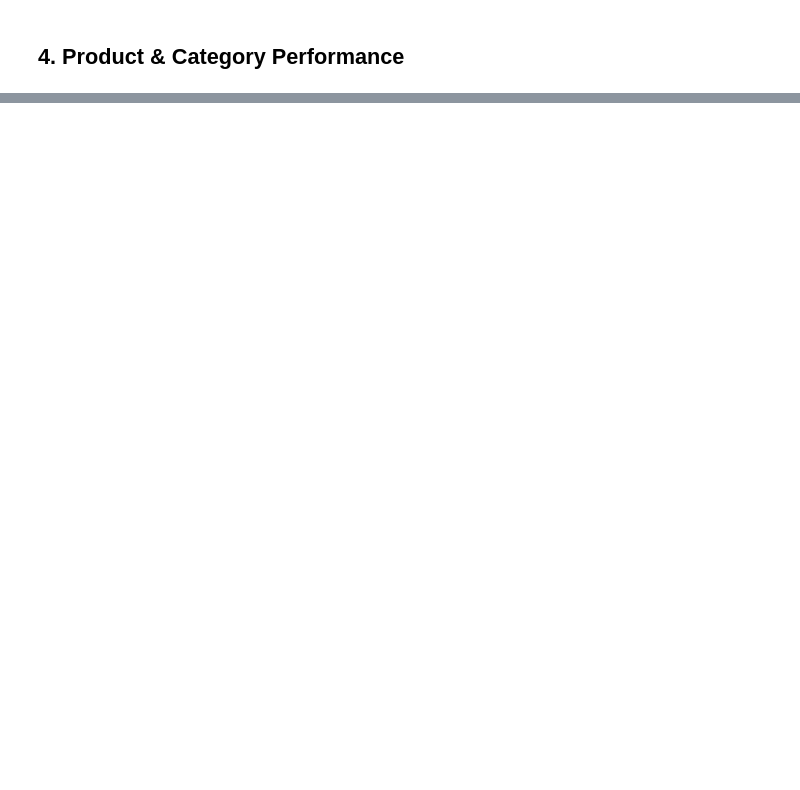
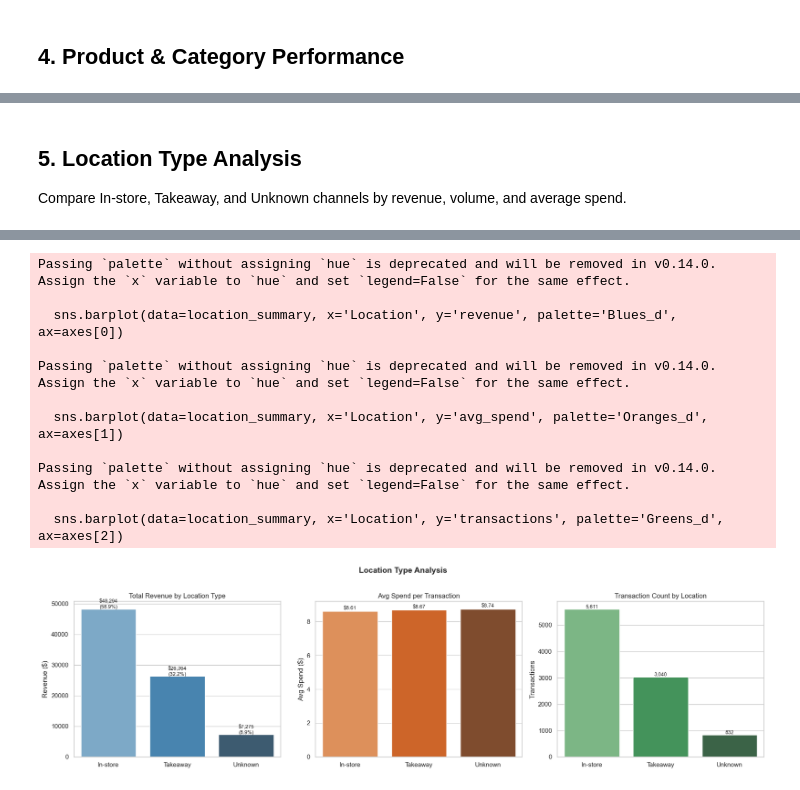
Before and after one commit to monish-ssc/canai-cafe-team-a, a Jupyter notebook: notebooks/02_eda_insights.ipynb, the cells around one changed output, grey strips where cells are left out. Drawn from its saved outputs; the diff is of its cells as text; code cells hidden in the pictures; blank space fills up the shorter version.

```diff
--- a/notebooks/02_eda_insights.ipynb
+++ b/notebooks/02_eda_insights.ipynb
@@ -331,0 +570,62 @@ print(f"5. Seasonality: Revenue is evenly distributed across quarters ({q_min:.0
+# %% [markdown]
+## 5. Location Type Analysis
+
+Compare In-store, Takeaway, and Unknown channels by revenue, volume, and average spend.
+# %%
+location_summary = (
+    df.groupby('Location')
+    .agg(
+        revenue=('Total Spent', 'sum'),
+        transactions=('Transaction ID', 'count'),
+        avg_spend=('Total Spent', 'mean'),
+        avg_quantity=('Quantity', 'mean'),
+    )
+    .sort_values('revenue', ascending=False)
+    .reset_index()
+)
+location_summary['share_pct'] = (
+    location_summary['revenue'] / location_summary['revenue'].sum() * 100
+).round(1)
+
+print('=== Location Type Summary ===')
+print(location_summary.to_string(index=False))
+
+# Product mix by location
+product_by_location = (
+    df.groupby(['Location', 'Item'])['Total Spent']
+    .sum()
+    .unstack(fill_value=0)
+)
+print('\n=== Product Revenue by Location Type ===')
+print(product_by_location.to_string())
+
+# Charts
+fig, axes = plt.subplots(1, 3, figsize=(18, 5))
+
+sns.barplot(data=location_summary, x='Location', y='revenue', palette='Blues_d', ax=axes[0])
+axes[0].set_title('Total Revenue by Location Type')
+axes[0].set_ylabel('Revenue ($)')
+axes[0].set_xlabel('')
+for i, row in location_summary.iterrows():
+    axes[0].text(i, row['revenue'] + 200, f"${row['revenue']:,.0f}\n({row['share_pct']}%)",
+                 ha='center', fontsize=9)
+
+sns.barplot(data=location_summary, x='Location', y='avg_spend', palette='Oranges_d', ax=axes[1])
+axes[1].set_title('Avg Spend per Transaction')
+axes[1].set_ylabel('Avg Spend ($)')
+axes[1].set_xlabel('')
+for i, row in location_summary.iterrows():
+    axes[1].text(i, row['avg_spend'] + 0.1, f"${row['avg_spend']:.2f}", ha='center', fontsize=9)
+
+sns.barplot(data=location_summary, x='Location', y='transactions', palette='Greens_d', ax=axes[2])
+axes[2].set_title('Transaction Count by Location')
+axes[2].set_ylabel('Transactions')
+axes[2].set_xlabel('')
+for i, row in location_summary.iterrows():
+    axes[2].text(i, row['transactions'] + 30, f"{row['transactions']:,}", ha='center', fontsize=9)
+
+plt.suptitle('Location Type Analysis', fontsize=14, fontweight='bold', y=1.02)
+plt.tight_layout()
+plt.savefig(f'{CHARTS_DIR}location_type_analysis.png', dpi=150, bbox_inches='tight')
+plt.show()
+# %% [output]
@@ -331,0 +644,12 @@ print(f"5. Seasonality: Revenue is evenly distributed across quarters ({q_min:.0
+Passing `palette` without assigning `hue` is deprecated and will be removed in v0.14.0. Assign the `x` variable to `hue` and set `legend=False` for the same effect.
+
+  sns.barplot(data=location_summary, x='Location', y='revenue', palette='Blues_d', ax=axes[0])
+
+Passing `palette` without assigning `hue` is deprecated and will be removed in v0.14.0. Assign the `x` variable to `hue` and set `legend=False` for the same effect.
+
+  sns.barplot(data=location_summary, x='Location', y='avg_spend', palette='Oranges_d', ax=axes[1])
+
+Passing `palette` without assigning `hue` is deprecated and will be removed in v0.14.0. Assign the `x` variable to `hue` and set `legend=False` for the same effect.
+
+  sns.barplot(data=location_summary, x='Location', y='transactions', palette='Greens_d', ax=axes[2])
+[figure, added]
```
Also changed, not shown: parts of 14 cells of this notebook, 12 other files.
